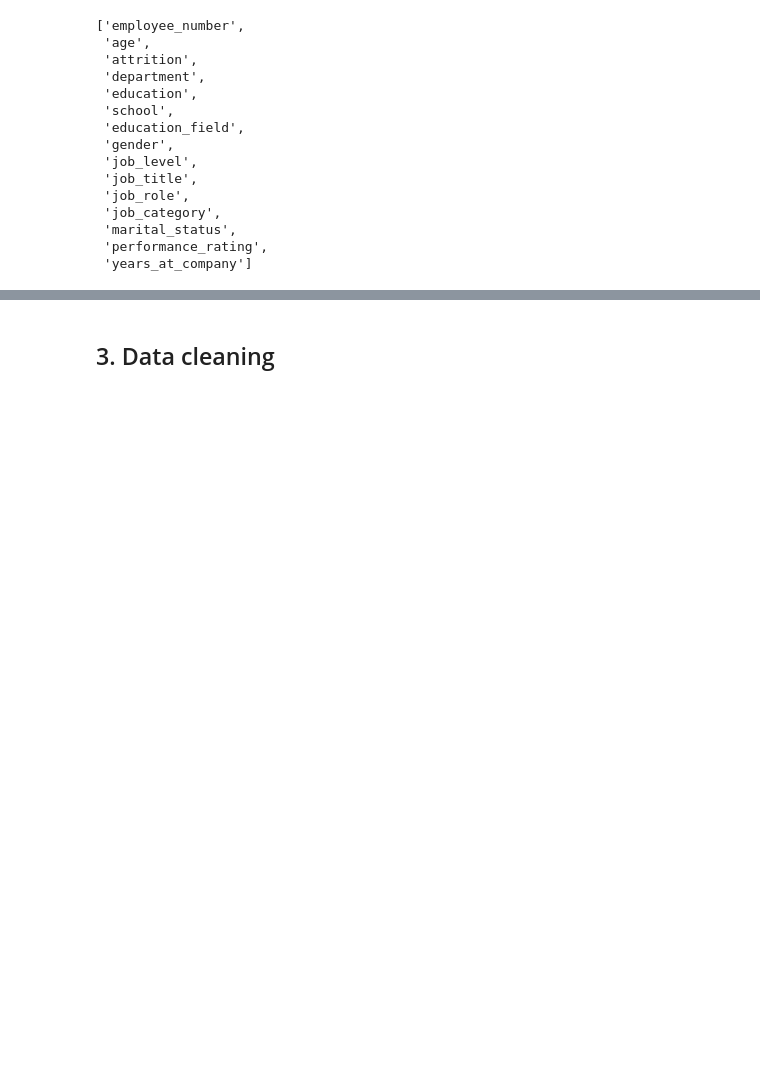
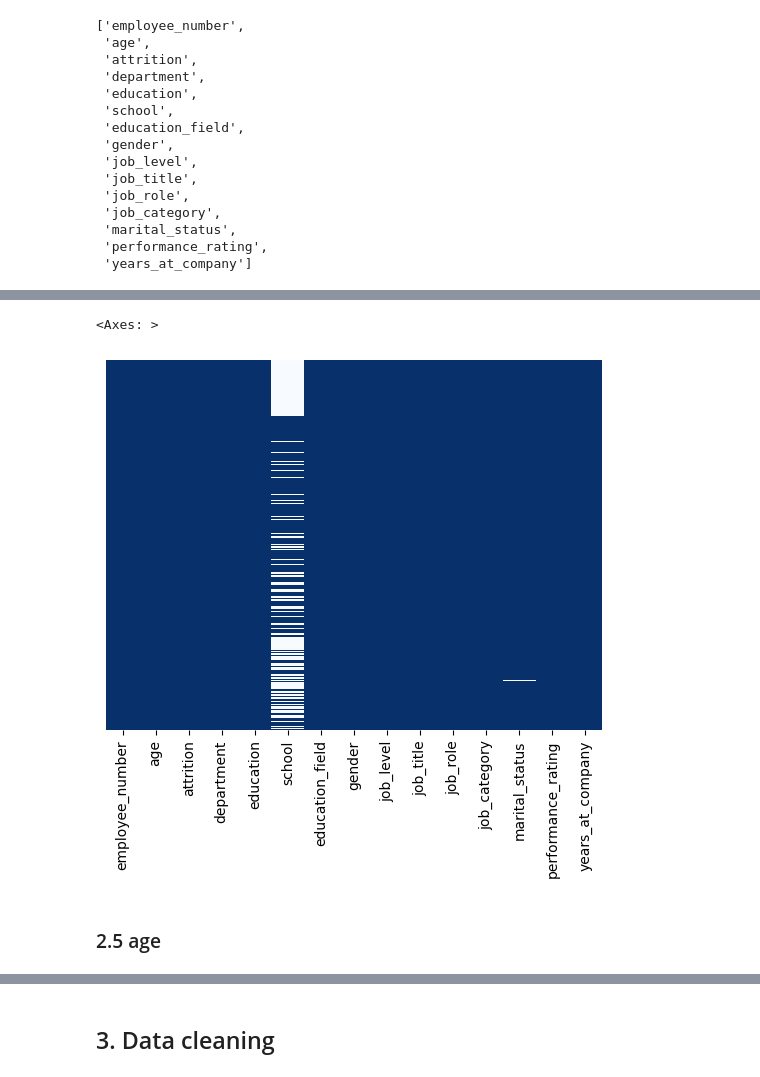
Before and after one commit to DucTrung1802/advanced-optimization, a Jupyter notebook: hw2/advanced_optimization_hw2.ipynb, the cells around one changed output, grey strips where cells are left out. Cells and saved outputs as stored; diff of their text form; code cells hidden in the pictures; blank space fills up the shorter version.

```diff
--- a/hw2/advanced_optimization_hw2.ipynb
+++ b/hw2/advanced_optimization_hw2.ipynb
@@ -94,0 +112,7 @@ df
+# %%
+sns.heatmap(df.isnull(), cmap="Blues_r", cbar=False, yticklabels=False)
+# %% [output]
+<Axes: >
+[figure, added]
+# %% [markdown]
+### 2.5 age
```
Also changed, not shown: parts of 14 cells of this notebook.
